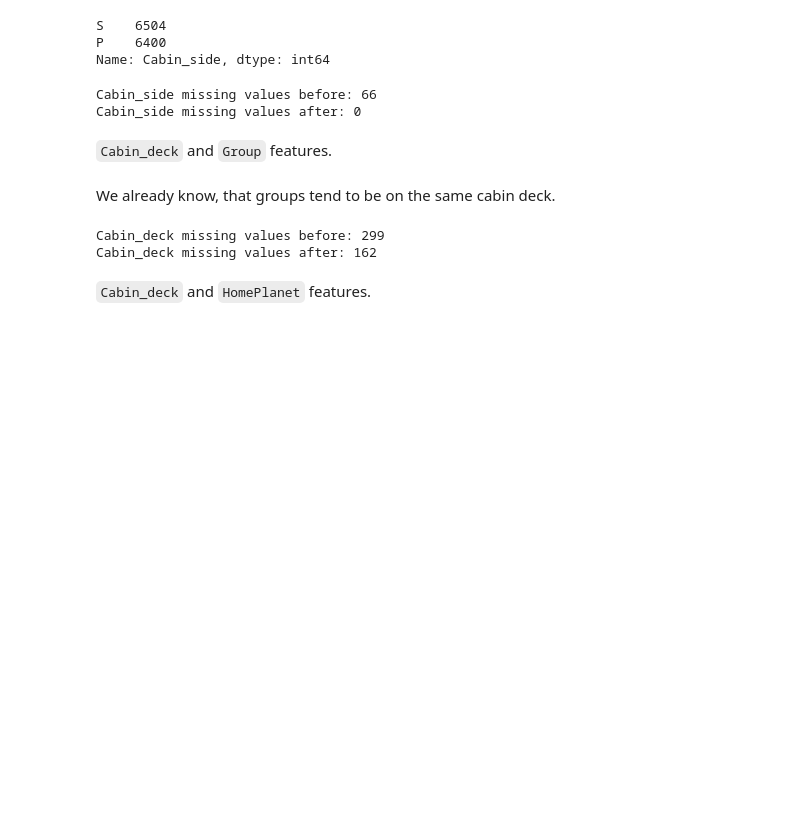
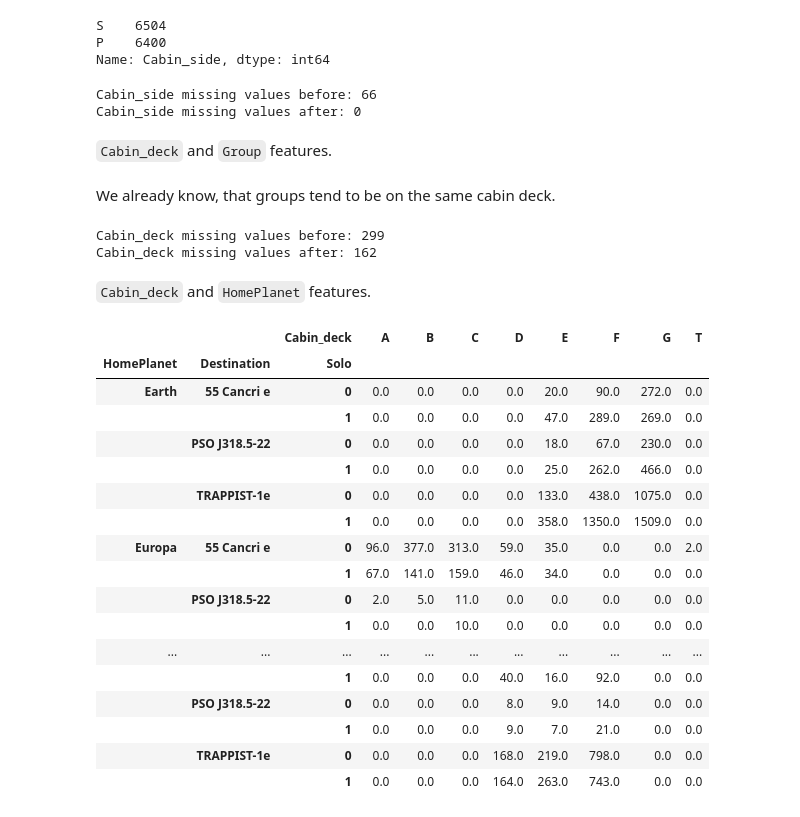
Before and after one commit to Ark3M/Kaggle-competitions, a Jupyter notebook: Spaceship Titanic/Spaceship_Titanic.ipynb, the cells around one changed output. Cells and saved outputs as stored; diff of their text form; code cells hidden in the pictures; blank space fills up the shorter version.

```diff
--- a/Spaceship Titanic/Spaceship_Titanic.ipynb
+++ b/Spaceship Titanic/Spaceship_Titanic.ipynb
@@ -779,3 +782,25 @@ Cabin_deck missing values before: 299
 Cabin_deck missing values after: 162
 # %% [markdown]
 `Cabin_deck` and `HomePlanet` features.
+# %%
+# Joint distribution.
+data.groupby(["HomePlanet", "Destination", "Solo", "Cabin_deck"])["Cabin_deck"].size().unstack().fillna(0)
+# %% [output]
+|  |  | Cabin_deck | A | B | C | D | E | F | G | T |
+| HomePlanet | Destination | Solo |  |  |  |  |  |  |  |  |
+| Earth | 55 Cancri e | 0 | 0.0 | 0.0 | 0.0 | 0.0 | 20.0 | 90.0 | 272.0 | 0.0 |
+|  |  | 1 | 0.0 | 0.0 | 0.0 | 0.0 | 47.0 | 289.0 | 269.0 | 0.0 |
+|  | PSO J318.5-22 | 0 | 0.0 | 0.0 | 0.0 | 0.0 | 18.0 | 67.0 | 230.0 | 0.0 |
+|  |  | 1 | 0.0 | 0.0 | 0.0 | 0.0 | 25.0 | 262.0 | 466.0 | 0.0 |
+|  | TRAPPIST-1e | 0 | 0.0 | 0.0 | 0.0 | 0.0 | 133.0 | 438.0 | 1075.0 | 0.0 |
+|  |  | 1 | 0.0 | 0.0 | 0.0 | 0.0 | 358.0 | 1350.0 | 1509.0 | 0.0 |
+| Europa | 55 Cancri e | 0 | 96.0 | 377.0 | 313.0 | 59.0 | 35.0 | 0.0 | 0.0 | 2.0 |
+|  |  | 1 | 67.0 | 141.0 | 159.0 | 46.0 | 34.0 | 0.0 | 0.0 | 0.0 |
+|  | PSO J318.5-22 | 0 | 2.0 | 5.0 | 11.0 | 0.0 | 0.0 | 0.0 | 0.0 | 0.0 |
+|  |  | 1 | 0.0 | 0.0 | 10.0 | 0.0 | 0.0 | 0.0 | 0.0 | 0.0 |
+| ... | ... | ... | ... | ... | ... | ... | ... | ... | ... | ... |
+|  |  | 1 | 0.0 | 0.0 | 0.0 | 40.0 | 16.0 | 92.0 | 0.0 | 0.0 |
+|  | PSO J318.5-22 | 0 | 0.0 | 0.0 | 0.0 | 8.0 | 9.0 | 14.0 | 0.0 | 0.0 |
+|  |  | 1 | 0.0 | 0.0 | 0.0 | 9.0 | 7.0 | 21.0 | 0.0 | 0.0 |
+|  | TRAPPIST-1e | 0 | 0.0 | 0.0 | 0.0 | 168.0 | 219.0 | 798.0 | 0.0 | 0.0 |
+|  |  | 1 | 0.0 | 0.0 | 0.0 | 164.0 | 263.0 | 743.0 | 0.0 | 0.0 |
```
Also changed, not shown: parts of 7 cells of this notebook.
